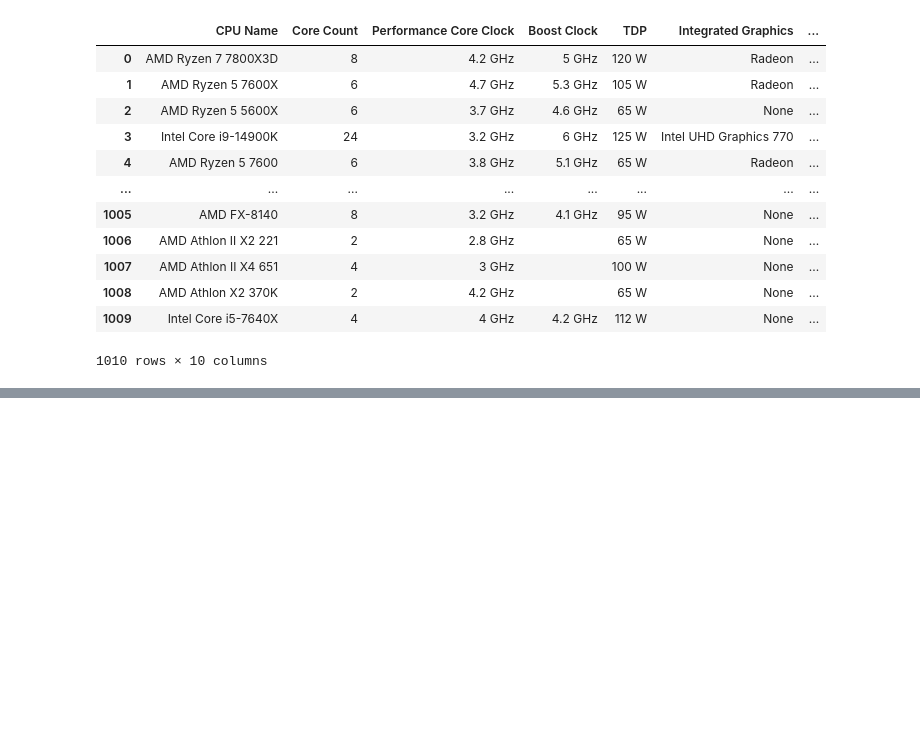
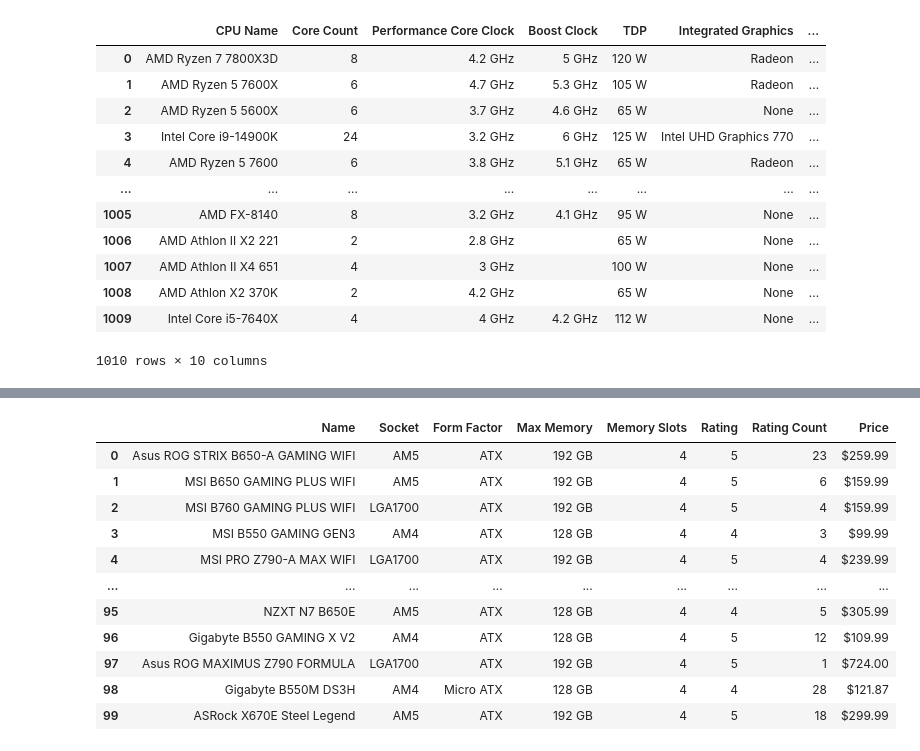
Before and after one commit to knoppds/CSCI_5502_Group_Project_01, a Jupyter notebook: Group_Project_Data_Collection.ipynb, the cells around one changed output, grey strips where cells are left out. Saved outputs shown, nothing was run; the diff lists cells and outputs as text; code cells hidden in the pictures; blank space fills up the shorter version.

```diff
--- a/Group_Project_Data_Collection.ipynb
+++ b/Group_Project_Data_Collection.ipynb
@@ -97,0 +197,83 @@ CPU_df
+# %%
+# Reading the txt file and creating a BeautifulSoup object
+with open('MB_HTMLs/MB_HTML_Combined.txt', 'r') as file:
+    # Read the file and assign it to a variable
+    MB_page = file.read()
+    # Create a BeautifulSoup object
+    MB_HTML = BeautifulSoup(MB_page, 'html.parser')
+
+# Extracting the Motherboard Names
+MB_names = MB_HTML.find_all('div', class_='td__nameWrapper')
+# Stripping the text of the HTML tags
+MB_names = [MB.get_text() for MB in MB_names]
+# Dropping the parentheses and any text within them
+MB_names = [MB.split(')')[0] for MB in MB_names]
+MB_names = [MB.split('(')[0] for MB in MB_names]
+
+# Extracting the Motherboard Info to pull other information
+MB_info = MB_HTML.find_all('td')
+# Stripping the text of the HTML tags
+MB_info = [MB.get_text() for MB in MB_info]
+# Removing the first element
+MB_info = MB_info[1:]
+
+#Extracting the Motherboard Socket/CPU
+MB_Socket = [MB for MB in MB_info if 'Socket' in MB]
+#stripping the text of the HTML tags
+MB_Socket = [MB.split('Socket')[1] for MB in MB_Socket]
+#Removing the first 6 characters of the strings
+MB_Socket = [MB[6:] for MB in MB_Socket]
+
+#Extracting the Motherboard Form Factor
+MB_Form_Factor = [MB for MB in MB_info if 'Form Factor' in MB]
+#stripping the text of the HTML tags
+MB_Form_Factor = [MB.split('Form Factor')[1] for MB in MB_Form_Factor]
+
+#Extracting the Motherboard Max Memory
+MB_Max_Memory = [MB for MB in MB_info if 'Memory Max' in MB]
+#stripping the text of the HTML tags
+MB_Max_Memory = [MB.split('Memory Max')[1] for MB in MB_Max_Memory]
+
+#Extracting the Motherboard Memory Slots
+MB_Memory_Slots = [MB for MB in MB_info if 'Memory Slots' in MB]
+#stripping the text of the HTML tags
+MB_Memory_Slots = [MB.split('Memory Slots')[1] for MB in MB_Memory_Slots]
+
+# Extracting the Motherboard Rating
+MB_Rating = MB_HTML.find_all('td', class_='td__rating td--nowrap')
+# Converting the list of elements to a list of strings
+MB_Rating = [str(MB) for MB in MB_Rating]
+# Counting the number of full and half stars in each element of the list. This rounds up the rating to the nearest half star
+MB_Rating = [MB.count('icon shape-star-full') + MB.count('icon shape-star-half') for MB in MB_Rating]
+
+# Extracting the Motherboard Rating Count
+MB_Rating_Count = MB_HTML.find_all('td', class_='td__rating td--nowrap')
+# Stripping the text of the HTML tags
+MB_Rating_Count = [MB.get_text() for MB in MB_Rating_Count]
+# Removing the parentheses from the text
+MB_Rating_Count = [MB.replace('(', '') for MB in MB_Rating_Count]
+MB_Rating_Count = [MB.replace(')', '') for MB in MB_Rating_Count]
+
+# Extracting the Motherboard Price
+MB_price = MB_HTML.find_all('td', class_='td__price')
+# Stripping the text of the HTML tags
+MB_price = [MB.get_text() for MB in MB_price]
+# Removing the last 3 characters in each element of the list
+MB_price = [MB[:-3] for MB in MB_price]
+
+# Creating a DataFrame
+MB_df = pd.DataFrame({'Name': MB_names, 'Socket': MB_Socket, 'Form Factor': MB_Form_Factor, 'Max Memory': MB_Max_Memory, 'Memory Slots': MB_Memory_Slots, 'Rating': MB_Rating, 'Rating Count': MB_Rating_Count, 'Price': MB_price})
+MB_df
+# %% [output]
+|  | Name | Socket | Form Factor | Max Memory | Memory Slots | Rating | Rating Count | Price |
+| 0 | Asus ROG STRIX B650-A GAMING WIFI | AM5 | ATX | 192 GB | 4 | 5 | 23 | $259.99 |
+| 1 | MSI B650 GAMING PLUS WIFI | AM5 | ATX | 192 GB | 4 | 5 | 6 | $159.99 |
+| 2 | MSI B760 GAMING PLUS WIFI | LGA1700 | ATX | 192 GB | 4 | 5 | 4 | $159.99 |
+| 3 | MSI B550 GAMING GEN3 | AM4 | ATX | 128 GB | 4 | 4 | 3 | $99.99 |
+| 4 | MSI PRO Z790-A MAX WIFI | LGA1700 | ATX | 192 GB | 4 | 5 | 4 | $239.99 |
+| ... | ... | ... | ... | ... | ... | ... | ... | ... |
+| 95 | NZXT N7 B650E | AM5 | ATX | 128 GB | 4 | 4 | 5 | $305.99 |
+| 96 | Gigabyte B550 GAMING X V2 | AM4 | ATX | 128 GB | 4 | 5 | 12 | $109.99 |
+| 97 | Asus ROG MAXIMUS Z790 FORMULA | LGA1700 | ATX | 192 GB | 4 | 5 | 1 | $724.00 |
+| 98 | Gigabyte B550M DS3H | AM4 | Micro ATX | 128 GB | 4 | 4 | 28 | $121.87 |
+| 99 | ASRock X670E Steel Legend | AM5 | ATX | 192 GB | 4 | 5 | 18 | $299.99 |
```
Also changed, not shown: parts of 4 cells of this notebook.
